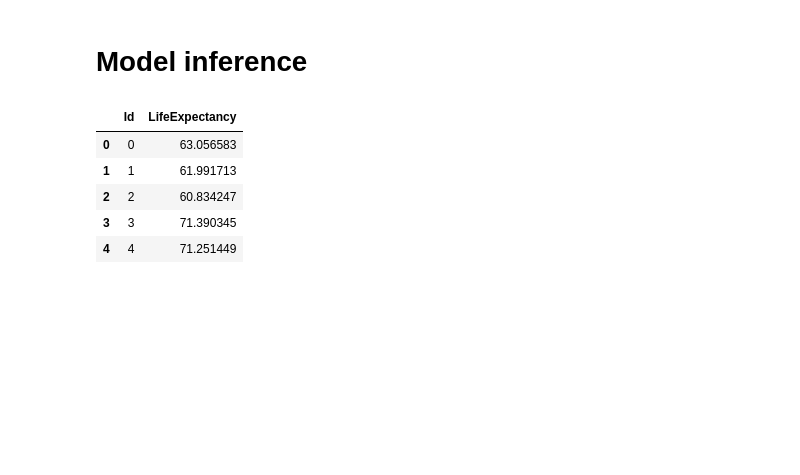
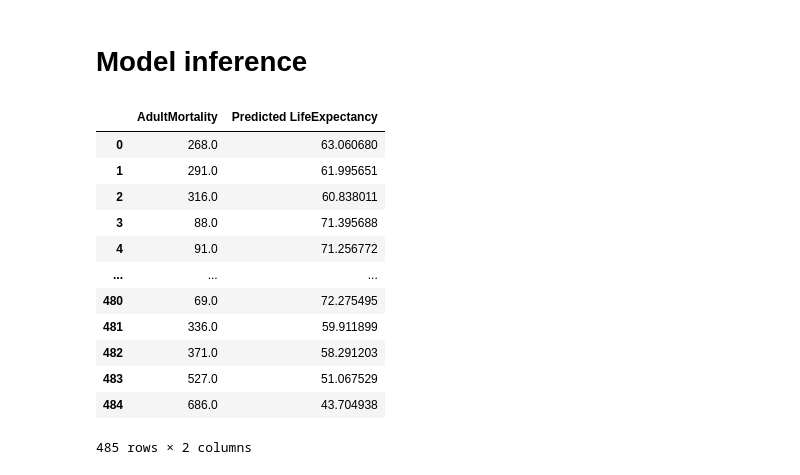
Before and after one commit to BrainTheos/uon-cci501-linear-regression, a Jupyter notebook: ULR.ipynb, the cells around one changed output. Cells and saved outputs as stored; diff of their text form; code cells hidden in the pictures; blank space fills up the shorter version.

Commit message:
Print ulr test outcome.

```diff
--- a/ULR.ipynb
+++ b/ULR.ipynb
@@ -238,17 +226,24 @@ print(mean_squared_error(y_valid, sgd.predict(X_valid), squared=False))
 # %% [markdown]
 # Model inference
 # %%
-preds_test = model.predict(test_data.adult_mortality.values.reshape(-1, 1))
+final_preds_test = ols_model.predict(test_data.adult_mortality.values.reshape(-1, 1))
 # %%
 # Dataframe of prediction outcome for each individual row in test data
-output = pd.DataFrame({'Id': test_data.index,
-                       'LifeExpectancy': preds_test})
+output = pd.DataFrame({'AdultMortality': test_data.adult_mortality,
+                       'Predicted LifeExpectancy': final_preds_test})
 # %%
-output.head()
+output
 # %% [output]
-|  | Id | LifeExpectancy |
-| 0 | 0 | 63.056583 |
-| 1 | 1 | 61.991713 |
-| 2 | 2 | 60.834247 |
-| 3 | 3 | 71.390345 |
-| 4 | 4 | 71.251449 |
+|  | AdultMortality | Predicted LifeExpectancy |
+| 0 | 268.0 | 63.060680 |
+| 1 | 291.0 | 61.995651 |
+| 2 | 316.0 | 60.838011 |
+| 3 | 88.0 | 71.395688 |
+| 4 | 91.0 | 71.256772 |
+| ... | ... | ... |
+| 480 | 69.0 | 72.275495 |
+| 481 | 336.0 | 59.911899 |
+| 482 | 371.0 | 58.291203 |
+| 483 | 527.0 | 51.067529 |
+| 484 | 686.0 | 43.704938 |
+485 rows × 2 columns
```
Also changed, not shown: parts of 21 cells of this notebook.
